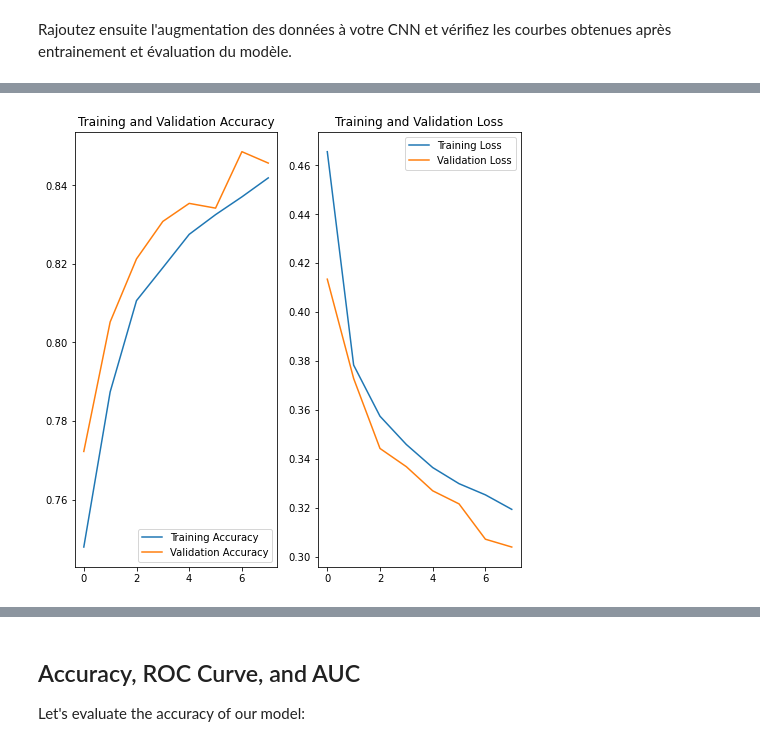
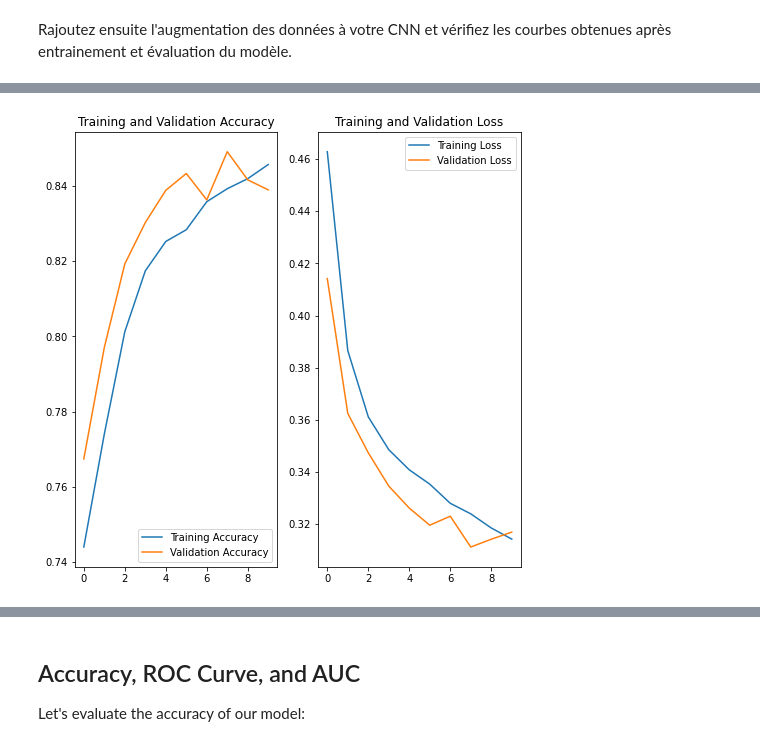
Before and after one commit to JIB3H/leyenda_project, a Jupyter notebook: Livrable_1.ipynb, the cells around one changed output, grey strips where cells are left out. Cells and saved outputs as stored; diff of their text form; code cells hidden in the pictures.

```diff
--- a/Livrable_1.ipynb
+++ b/Livrable_1.ipynb
@@ -139,7 +139,7 @@ complete_model = Sequential([
   layers.MaxPooling2D(),
   layers.Conv2D(64, 3, padding='same', activation='relu'),
   layers.MaxPooling2D(),
-  layers.Conv2D(80, 3, padding='same', activation='relu'),
+  layers.Conv2D(64, 3, padding='same', activation='relu'),
   layers.MaxPooling2D(),
   layers.Conv2D(80, 3, padding='same', activation='relu'),
   layers.MaxPooling2D(),
@@ -156,7 +156,7 @@ complete_model.compile(optimizer=keras.optimizers.Adam(learning_rate=0.00001),
 # complete_model.summary()
 
 # Enrainement du modèle
-epochs = 8
+epochs = 10
 with tf.device('/device:GPU:0'):
     history = complete_model.fit(
         train_set,
@@ -205,3 +209,3 @@ Epoch 8/8
-[figure, old version]
+[figure, new version]
 # %%
 complete_model.compile(loss=tf.keras.losses.BinaryCrossentropy(),
```
Also changed, not shown: parts of 6 cells of this notebook.
